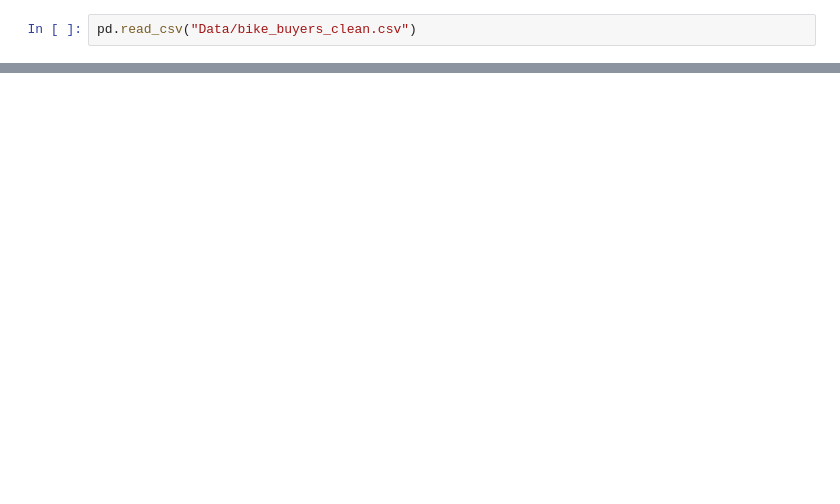
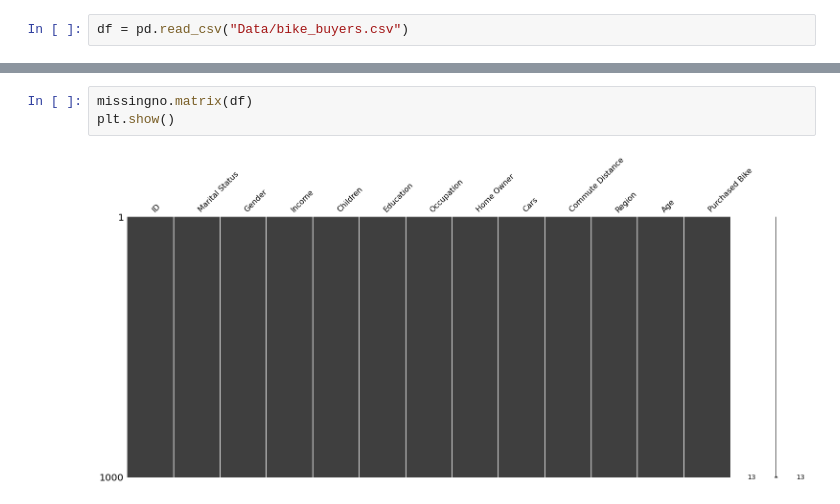
Before and after one commit to gayaneyazeryan/data_viz_homework, a Jupyter notebook: homework_1.ipynb, the cells around one changed output, grey strips where cells are left out. Saved outputs shown, nothing was run; the diff lists cells and outputs as text; blank space fills up the shorter version.

```diff
--- a/homework_1.ipynb
+++ b/homework_1.ipynb
@@ -4,2 +8,2 @@ import pandas as pd
 # %%
-pd.read_csv("Data/bike_buyers_clean.csv")
+df = pd.read_csv("Data/bike_buyers.csv")
@@ -19,0 +104,5 @@ pd.read_csv("Data/bike_buyers_clean.csv")
+# %%
+missingno.matrix(df)
+plt.show()
+# %% [output]
+[figure, added]
```
Also changed, not shown: parts of 18 cells of this notebook.
